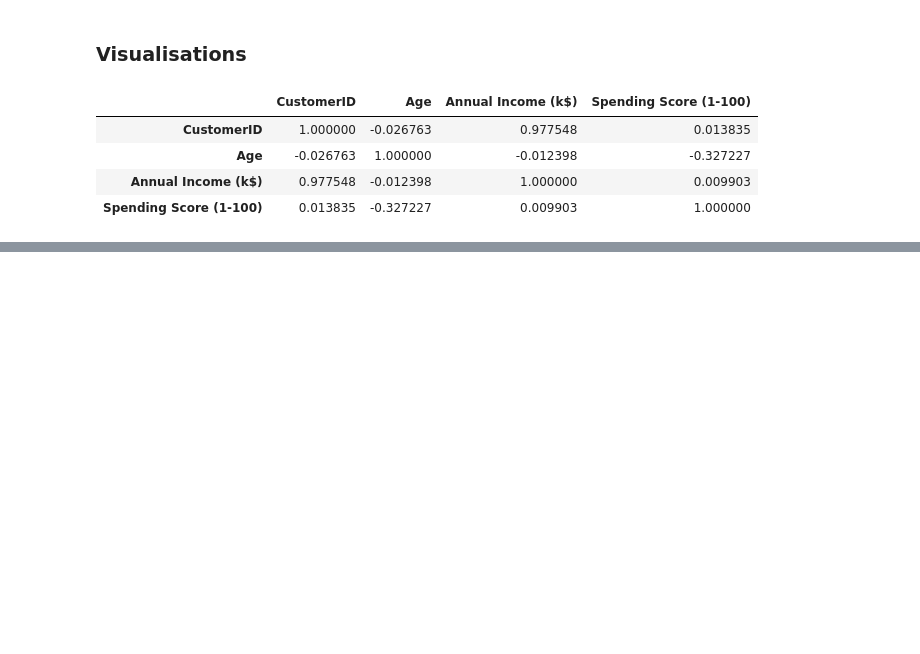
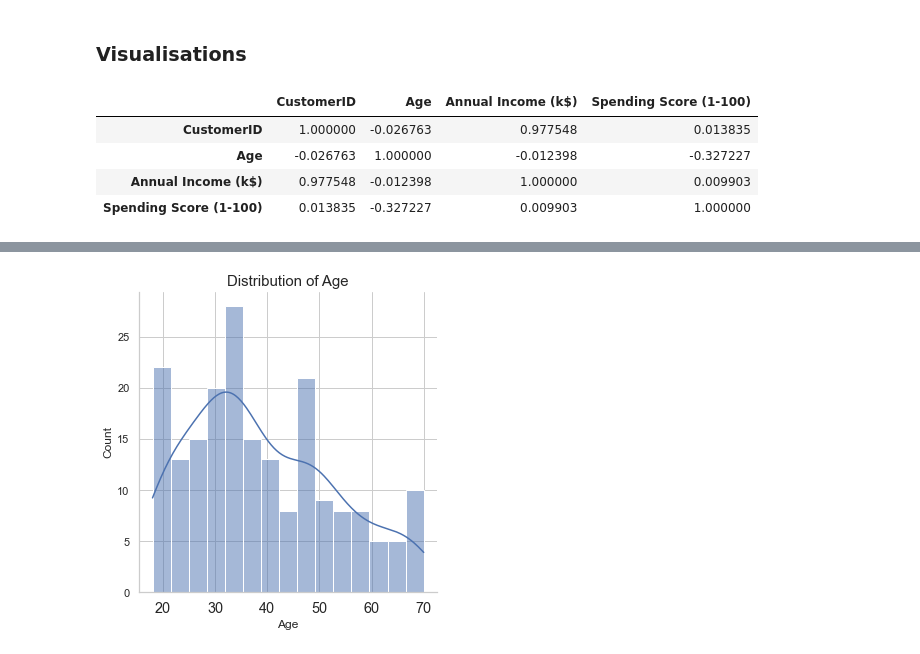
Before and after one commit to ayg15/mall-customer-segmentation, a Jupyter notebook: Mall Customer Segmentation.ipynb, the cells around one changed output, grey strips where cells are left out. Cells and saved outputs as stored; diff of their text form; code cells hidden in the pictures; blank space fills up the shorter version.

```diff
--- a/Mall Customer Segmentation.ipynb
+++ b/Mall Customer Segmentation.ipynb
@@ -130,0 +133,16 @@ plt.show()
+# %%
+sns.displot(customer_df['Age']
+           , height = 5
+           , kde = True
+           , bins = 15)
+
+plt.xticks(fontweight = 'light'
+           , fontsize = 'large'
+          )
+
+plt.title('Distribution of Age'
+         , fontsize = 15)
+
+plt.show()
+# %% [output]
+[figure, added]
```
Also changed, not shown: parts of 4 cells of this notebook.
